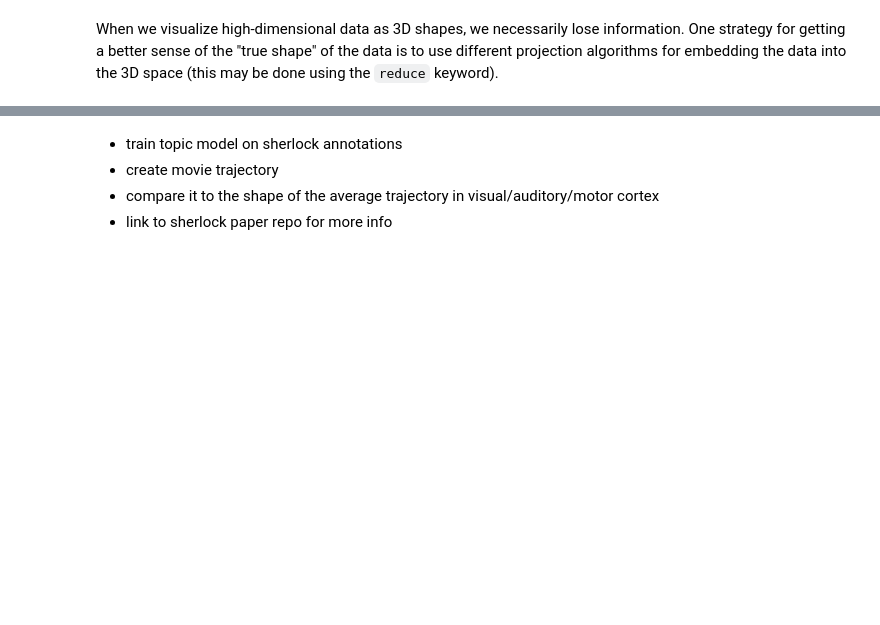
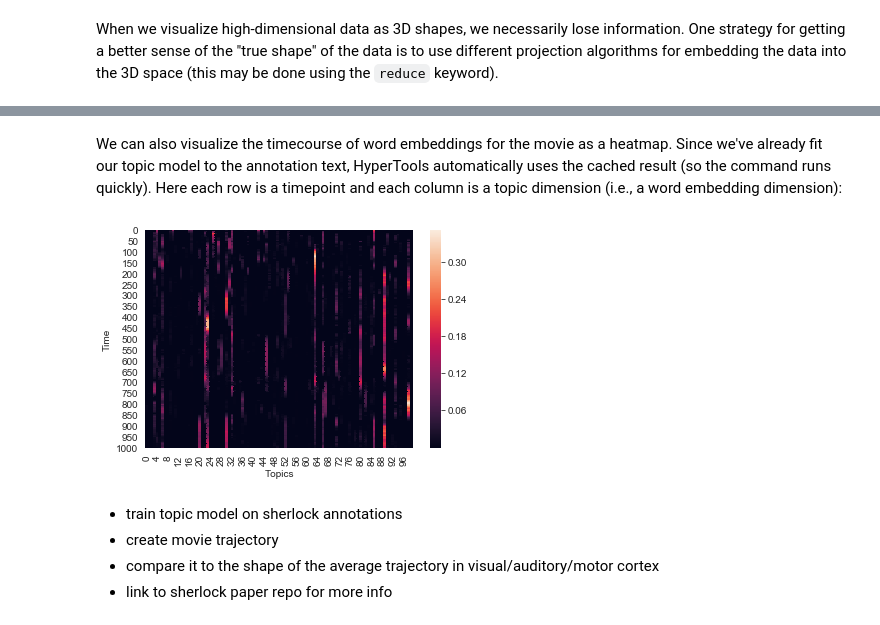
Before and after one commit to naturalistic-data-analysis/tutorial_development, a Jupyter notebook: hypertools/hypertools.ipynb, the cells around one changed output, grey strips where cells are left out. Cells and saved outputs as stored; diff of their text form; code cells hidden in the pictures; blank space fills up the shorter version.

```diff
--- a/hypertools/hypertools.ipynb
+++ b/hypertools/hypertools.ipynb
@@ -140,3 +202,12 @@ hyp.plot(data['part 1']['visual'], align='hyper', reduce='SpectralEmbedding')
+# %% [markdown]
+We can also visualize the timecourse of word embeddings for the movie as a heatmap.  Since we've already fit our topic model to the annotation text, HyperTools automatically uses the cached result (so the command runs quickly).  Here each row is a timepoint and each column is a topic dimension (i.e., a word embedding dimension):
+# %%
+topics = hyp.tools.format_data(text)[0]
+h = sns.heatmap(topics)
+h.set_xlabel('Topics');
+h.set_ylabel('Time');
+# %% [output]
+[figure, added]
 # %% [markdown]
 - train topic model on sherlock annotations
 - create movie trajectory
```
Also changed, not shown: parts of 19 cells of this notebook, 1 other file.
